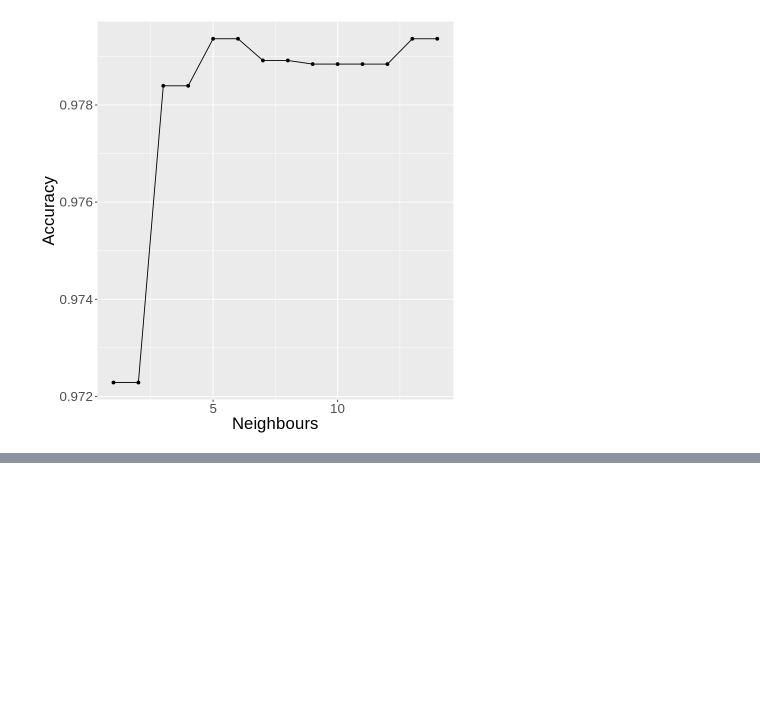
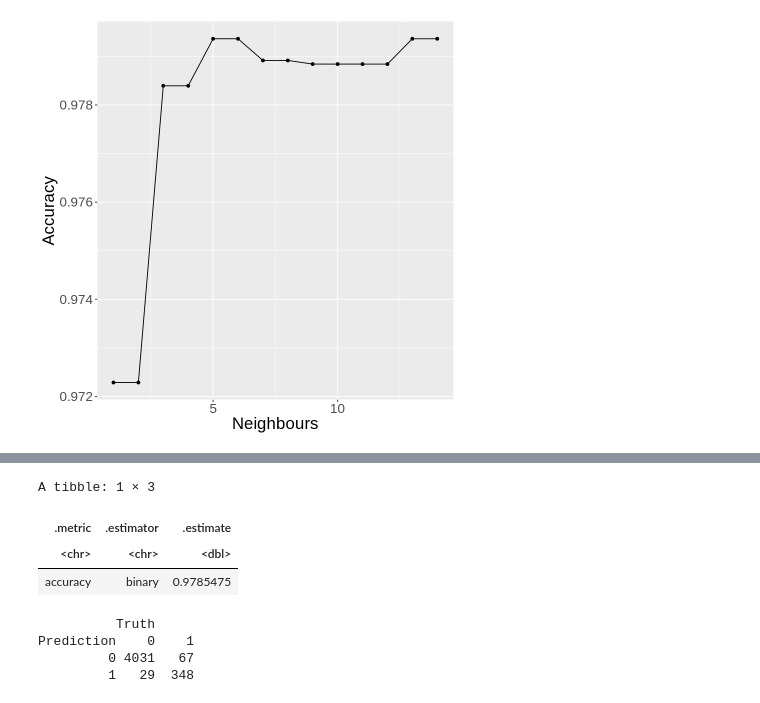
Before and after one commit to AndreasThrane/Group_103_project, a Jupyter notebook: Group_Report.ipynb, the cells around one changed output, grey strips where cells are left out. Drawn from its saved outputs; the diff is of its cells as text; code cells hidden in the pictures; blank space fills up the shorter version.

```diff
--- a/Group_Report.ipynb
+++ b/Group_Report.ipynb
@@ -287,0 +317,21 @@ k_plot
+# %%
+star_prediction_accuracy <- star_test_predictions %>%
+    metrics(truth = Class, estimate = .pred_class)  %>%
+    filter(.metric == "accuracy")
+
+
+star_prediction_accuracy
+# %% [output]
+A tibble: 1 × 3
+| .metric | .estimator | .estimate |
+| <chr> | <chr> | <dbl> |
+| accuracy | binary | 0.9785475 |
+# %%
+confusion <-star_test_predictions %>%
+    conf_mat(truth =Class, estimate =.pred_class)
+confusion
+# %% [output]
+          Truth
+Prediction    0    1
+         0 4031   67
+         1   29  348
```
Also changed, not shown: parts of 2 cells of this notebook.
